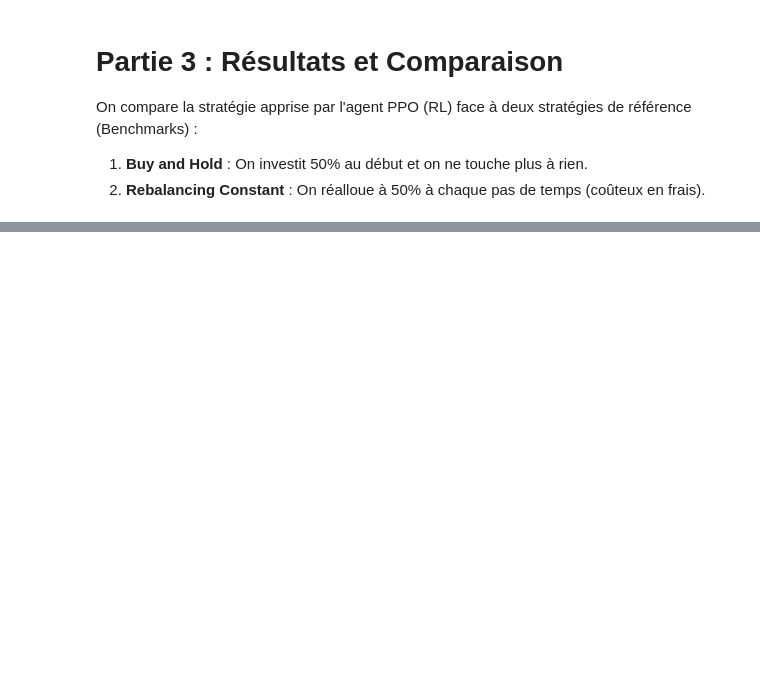
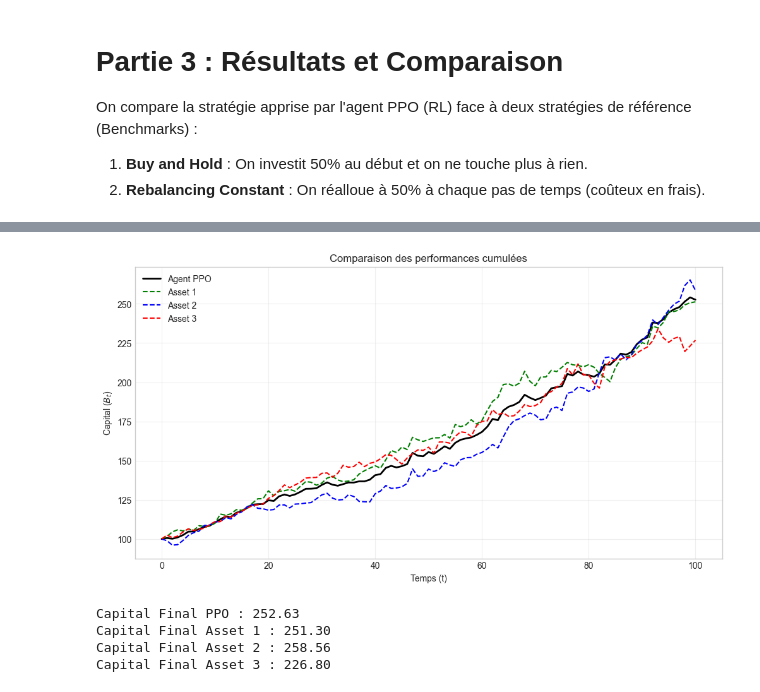
Before and after one commit to YuetongLU7/Sequential-capital-allocation-with-transaction-costs---Reinforcement-learning, a Jupyter notebook: AR.ipynb, the cells around one changed output, grey strips where cells are left out. Saved outputs shown, nothing was run; the diff lists cells and outputs as text; code cells hidden in the pictures; blank space fills up the shorter version.

Commit message:
Add choc and fix benchmarks

```diff
--- a/AR.ipynb
+++ b/AR.ipynb
@@ -194,18 +216,17 @@ print("Environnement Gym validé.")
 # %% [output]
 Environnement Gym validé.
 # %%
-# Entraînement de l'agent PPO
-print("Lancement de l'entraînement PPO...")
+print("Lancement de l'entraînement PPO")
 
 # Instanciation de l'environnement
 env = TradingEnv()
 
 # Modèle PPO avec hyperparamètres standards
-# MlpPolicy : Réseau de neurones dense (pas de CNN)
+# MlpPolicy : Réseau de neurones dense
 model = PPO("MlpPolicy", env, verbose=1, learning_rate=0.0003)
 
-# Entraînement (sur 20 000 pas pour l'exemple, augmenter pour meilleurs résultats)
-model.learn(total_timesteps=20000)
+# Entraînement
+model.learn(total_timesteps=100000)
 
 print("Entraînement terminé.")
 # %% [output]
@@ -286,0 +275,32 @@ Capital Final B&H : 115.87
+# %%
+# Benchmarks : 100% Buy & Hold sur chaque actif risqué
+cap_bh1 = env.initial_capital * (prices_hist[:, 0] / prices_hist[0, 0])
+cap_bh2 = env.initial_capital * (prices_hist[:, 1] / prices_hist[0, 1])
+cap_bh3 = env.initial_capital * (prices_hist[:, 2] / prices_hist[0, 2])
+# %%
+t_axis = np.arange(len(capital_ppo))
+
+plt.figure(figsize=(12, 6))
+plt.plot(capital_ppo, label='Agent PPO', color='black', linewidth=2)
+
+plt.plot(cap_bh1[:len(capital_ppo)], '--', color='green', label='Asset 1')
+plt.plot(cap_bh2[:len(capital_ppo)], '--', color='blue', label='Asset 2')
+plt.plot(cap_bh3[:len(capital_ppo)], '--', color='red', label='Asset 3')
+
+plt.title("Comparaison des performances cumulées")
+plt.xlabel("Temps (t)")
+plt.ylabel("Capital ($B_t$)")
+plt.legend()
+plt.grid(alpha=0.3)
+plt.show()
+
+print(f"Capital Final PPO : {capital_ppo[-1]:.2f}")
+print(f"Capital Final Asset 1 : {cap_bh1[len(capital_ppo)-1]:.2f}")
+print(f"Capital Final Asset 2 : {cap_bh2[len(capital_ppo)-1]:.2f}")
+print(f"Capital Final Asset 3 : {cap_bh3[len(capital_ppo)-1]:.2f}")
+# %% [output]
+[figure, added]
+Capital Final PPO : 252.63
+Capital Final Asset 1 : 251.30
+Capital Final Asset 2 : 258.56
+Capital Final Asset 3 : 226.80
```
Also changed, not shown: parts of 8 cells of this notebook.
